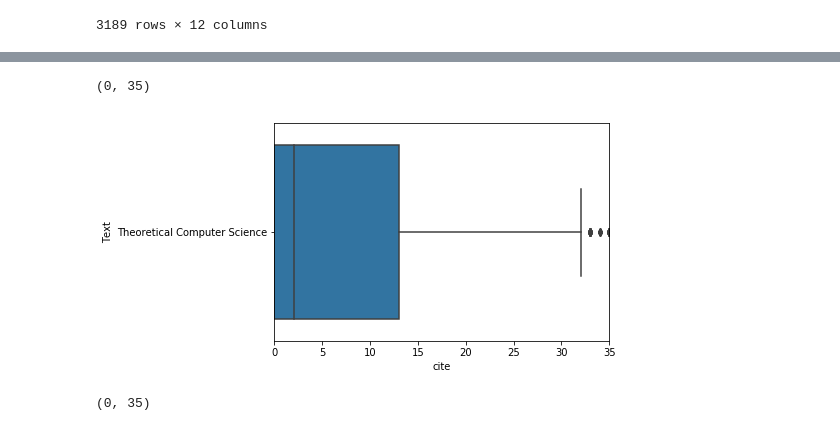
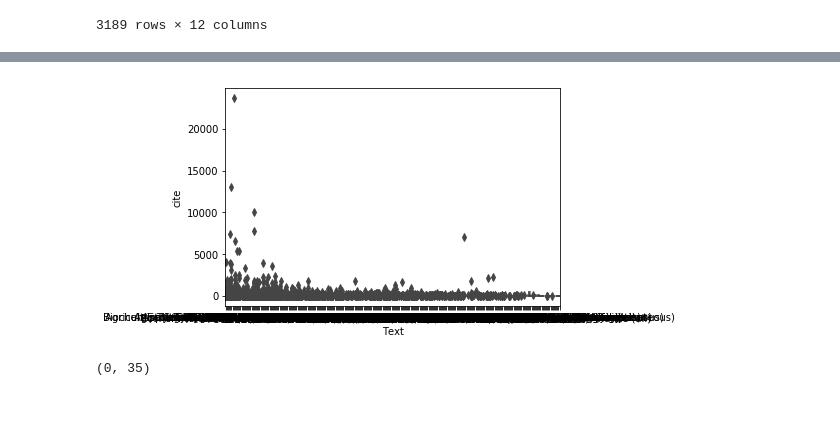
Before and after one commit to UNCG-CSE/Bioinformatics_Trends, a Jupyter notebook: Data Exploration/Logan/Logan_p3_boxplot.ipynb, the cells around one changed output, grey strips where cells are left out. Cells and saved outputs as stored; diff of their text form; code cells hidden in the pictures.

```diff
--- a/Data Exploration/Logan/Logan_p3_boxplot.ipynb
+++ b/Data Exploration/Logan/Logan_p3_boxplot.ipynb
@@ -72,3 +74,5 @@ See the caveats in the documentation: http://pandas.pydata.org/pandas-docs/stabl
+# %%
+df_logan['cite'] = pd.to_numeric(df_logan['cite'], downcast=None)
 # %%
 df_thCSC
 # %% [output]
@@ -114,11 +121,7 @@ plt.xlim(0,500)
-# %%
-import matplotlib.pyplot as plt
-
-sns.boxplot(y='Text', x='cite', data=df_thCSC)
-plt.xlim(0,35)
-# %% [output]
-(0, 35)
-[figure, removed]
+# %%
+ ax = sns.boxplot(x='Text', y='cite', data=df_logan)
+# %% [output]
+[figure, added]
 # %%
 sns.boxplot(y='Text', x='cite', data=df_BIOMedEng)
 plt.xlim(0,35)
```
Also changed, not shown: parts of 5 cells of this notebook.
